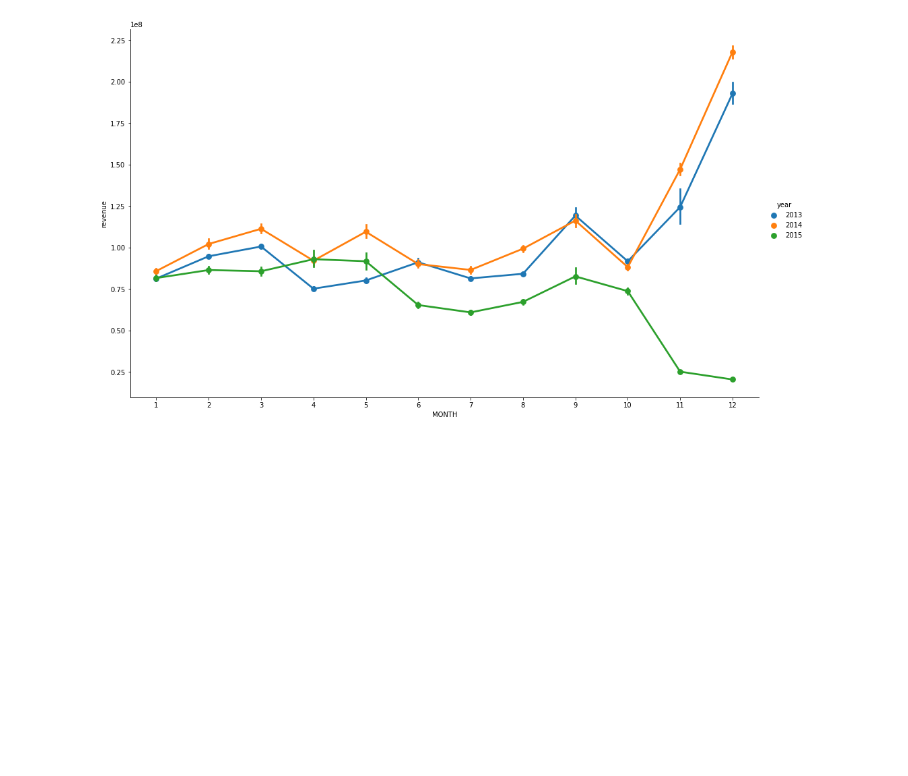
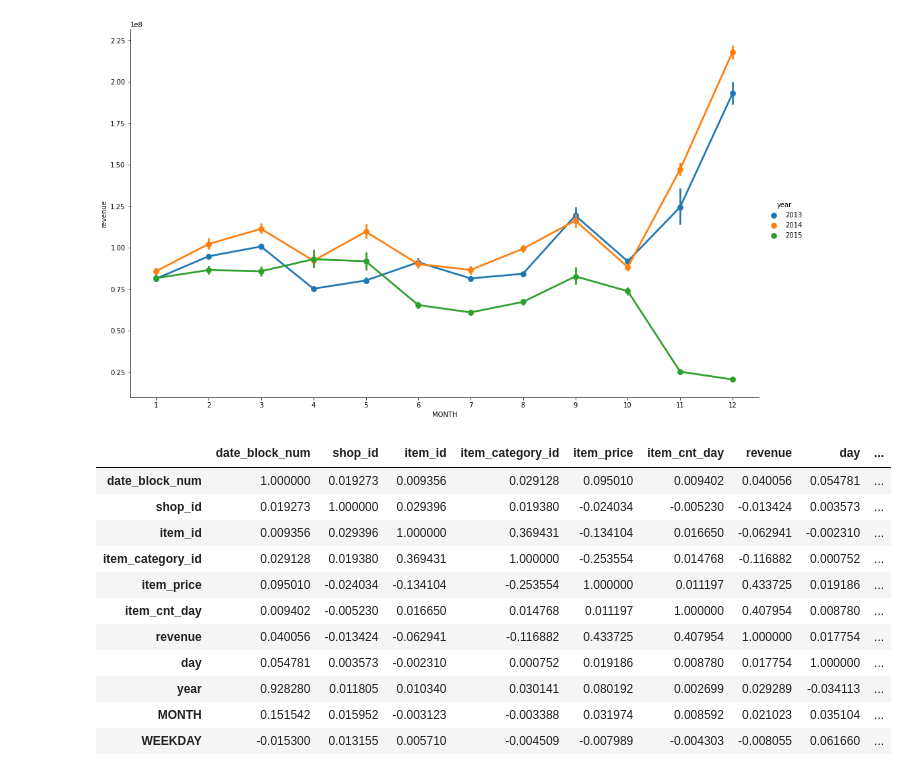
Before and after one commit to SabeehRaza-DS/FutureSales_Project, a Jupyter notebook: sales_prediction.ipynb, the cells around one changed output. Cells and saved outputs as stored; diff of their text form; code cells hidden in the pictures; blank space fills up the shorter version.

```diff
--- a/sales_prediction.ipynb
+++ b/sales_prediction.ipynb
@@ -600,3 +612,19 @@ sns.catplot(x='MONTH', y='revenue', hue='year', data=df_tr_data, estimator=sum,
 # %% [output]
 <seaborn.axisgrid.FacetGrid at 0x...>
 [figure]
+# %%
+corr = df_tr_data.corr()
+corr
+# %% [output]
+|  | date_block_num | shop_id | item_id | item_category_id | item_price | item_cnt_day | revenue | day | ... |
+| date_block_num | 1.000000 | 0.019273 | 0.009356 | 0.029128 | 0.095010 | 0.009402 | 0.040056 | 0.054781 | ... |
+| shop_id | 0.019273 | 1.000000 | 0.029396 | 0.019380 | -0.024034 | -0.005230 | -0.013424 | 0.003573 | ... |
+| item_id | 0.009356 | 0.029396 | 1.000000 | 0.369431 | -0.134104 | 0.016650 | -0.062941 | -0.002310 | ... |
+| item_category_id | 0.029128 | 0.019380 | 0.369431 | 1.000000 | -0.253554 | 0.014768 | -0.116882 | 0.000752 | ... |
+| item_price | 0.095010 | -0.024034 | -0.134104 | -0.253554 | 1.000000 | 0.011197 | 0.433725 | 0.019186 | ... |
+| item_cnt_day | 0.009402 | -0.005230 | 0.016650 | 0.014768 | 0.011197 | 1.000000 | 0.407954 | 0.008780 | ... |
+| revenue | 0.040056 | -0.013424 | -0.062941 | -0.116882 | 0.433725 | 0.407954 | 1.000000 | 0.017754 | ... |
+| day | 0.054781 | 0.003573 | -0.002310 | 0.000752 | 0.019186 | 0.008780 | 0.017754 | 1.000000 | ... |
+| year | 0.928280 | 0.011805 | 0.010340 | 0.030141 | 0.080192 | 0.002699 | 0.029289 | -0.034113 | ... |
+| MONTH | 0.151542 | 0.015952 | -0.003123 | -0.003388 | 0.031974 | 0.008592 | 0.021023 | 0.035104 | ... |
+| WEEKDAY | -0.015300 | 0.013155 | 0.005710 | -0.004509 | -0.007989 | -0.004303 | -0.008055 | 0.061660 | ... |
```
Also changed, not shown: parts of 7 cells of this notebook, 2 other files.
